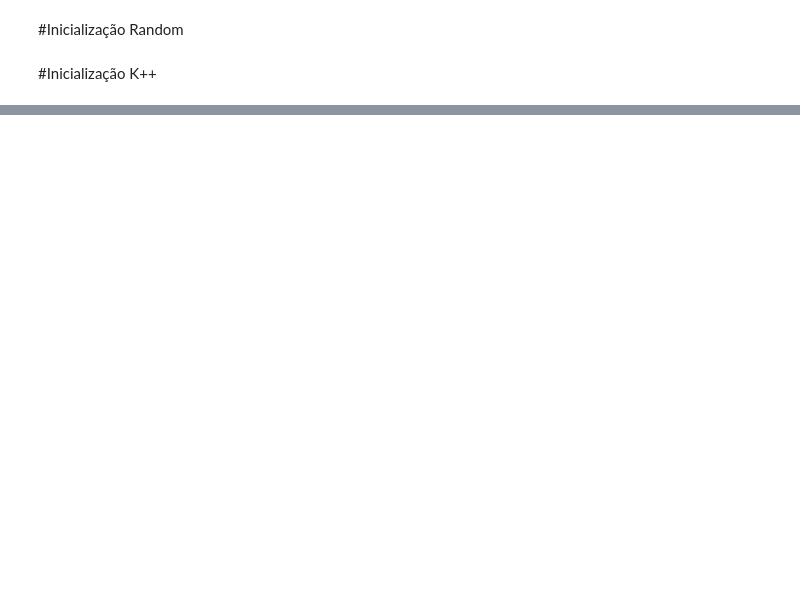
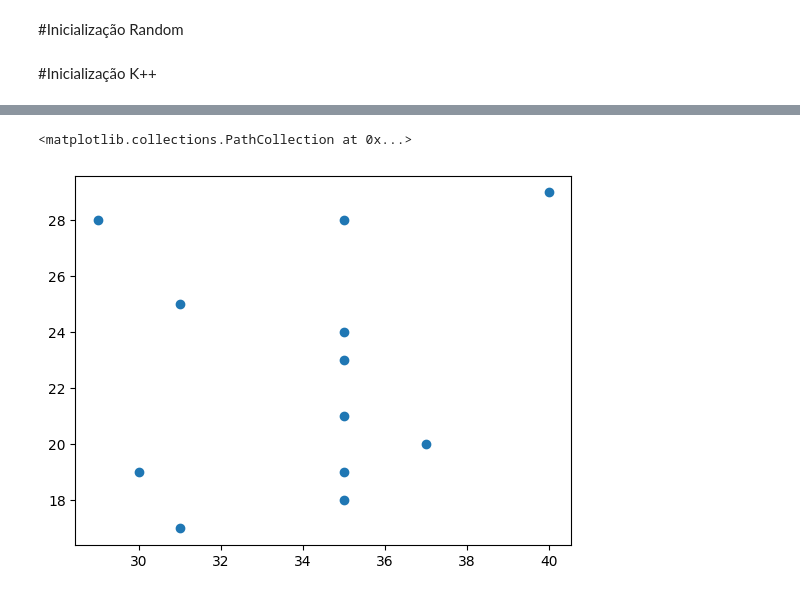
Before and after one commit to Xmagnop/Classification-Algorithms, a Jupyter notebook: K_means.ipynb, the cells around one changed output, grey strips where cells are left out. Saved outputs shown, nothing was run; the diff lists cells and outputs as text; code cells hidden in the pictures; blank space fills up the shorter version.

```diff
--- a/K_means.ipynb
+++ b/K_means.ipynb
@@ -100,0 +223,5 @@ plot_clusters(Z, label, center, 'Random Initialization with 100 Samples')
+# %%
+plt.scatter(d3['Age'],d3['Annual Income (k$)'])
+# %% [output]
+<matplotlib.collections.PathCollection at 0x...>
+[figure, added]
```
Also changed, not shown: parts of 41 cells of this notebook.
